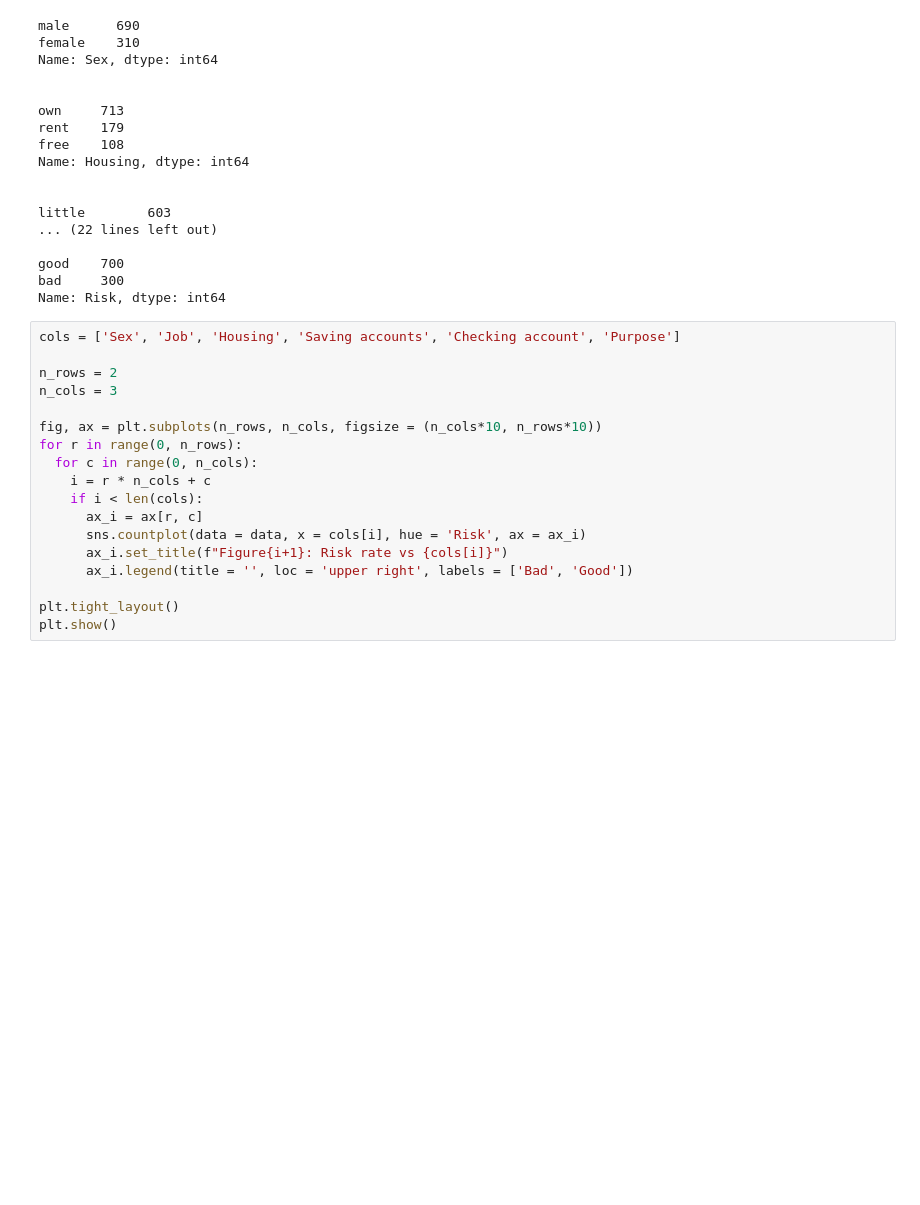
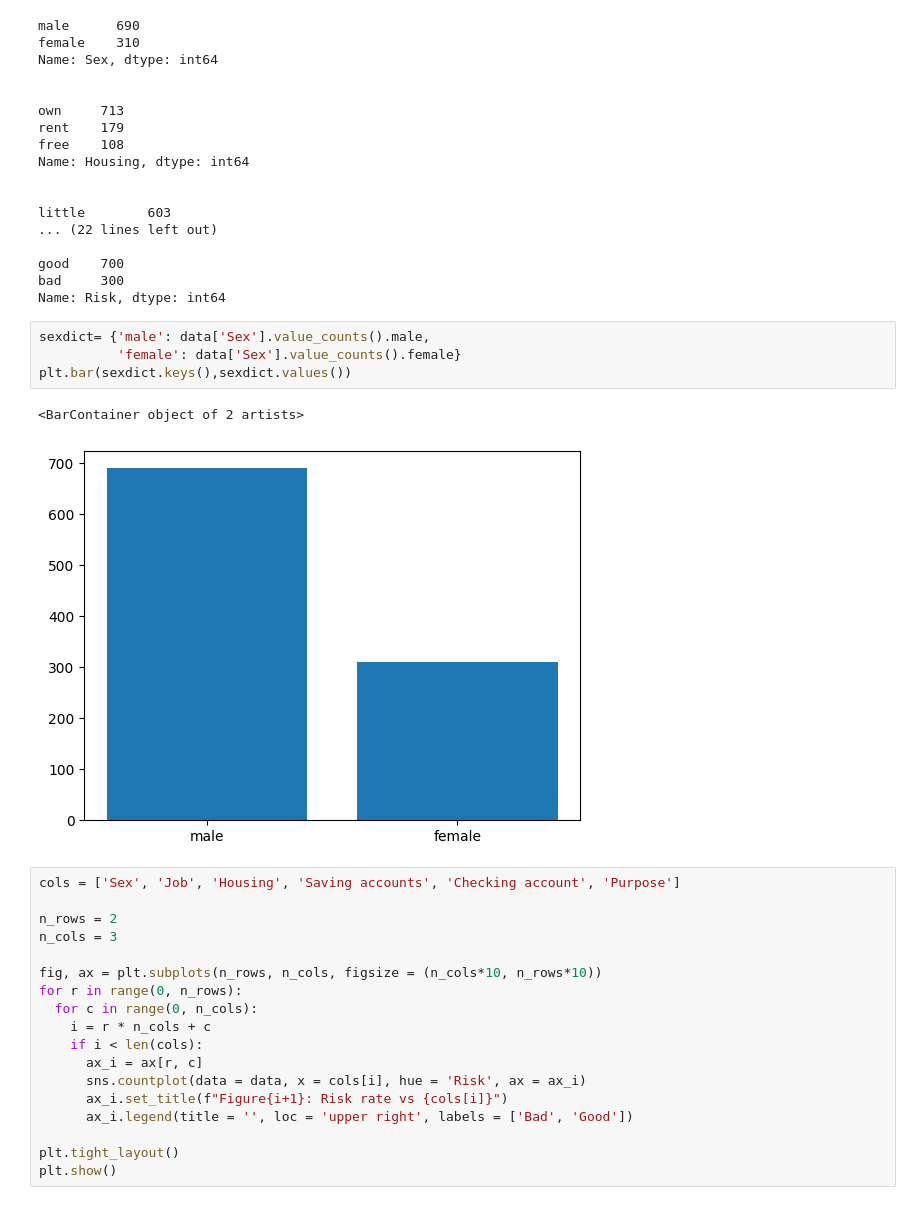
Before and after one commit to DucQuynh02/IntroML, a Jupyter notebook: DataAnalysis.ipynb, the cells around one changed output. Drawn from its saved outputs; the diff is of its cells as text; blank space fills up the shorter version.

```diff
--- a/DataAnalysis.ipynb
+++ b/DataAnalysis.ipynb
@@ -134,6 +129,13 @@ little        603
 good    700
 bad     300
 Name: Risk, dtype: int64
+# %%
+sexdict= {'male': data['Sex'].value_counts().male,
+          'female': data['Sex'].value_counts().female}
+plt.bar(sexdict.keys(),sexdict.values())
+# %% [output]
+<BarContainer object of 2 artists>
+[figure, added]
 # %%
 cols = ['Sex', 'Job', 'Housing', 'Saving accounts', 'Checking account', 'Purpose']
 
```
Also changed, not shown: parts of 4 cells of this notebook, 3 other files.
